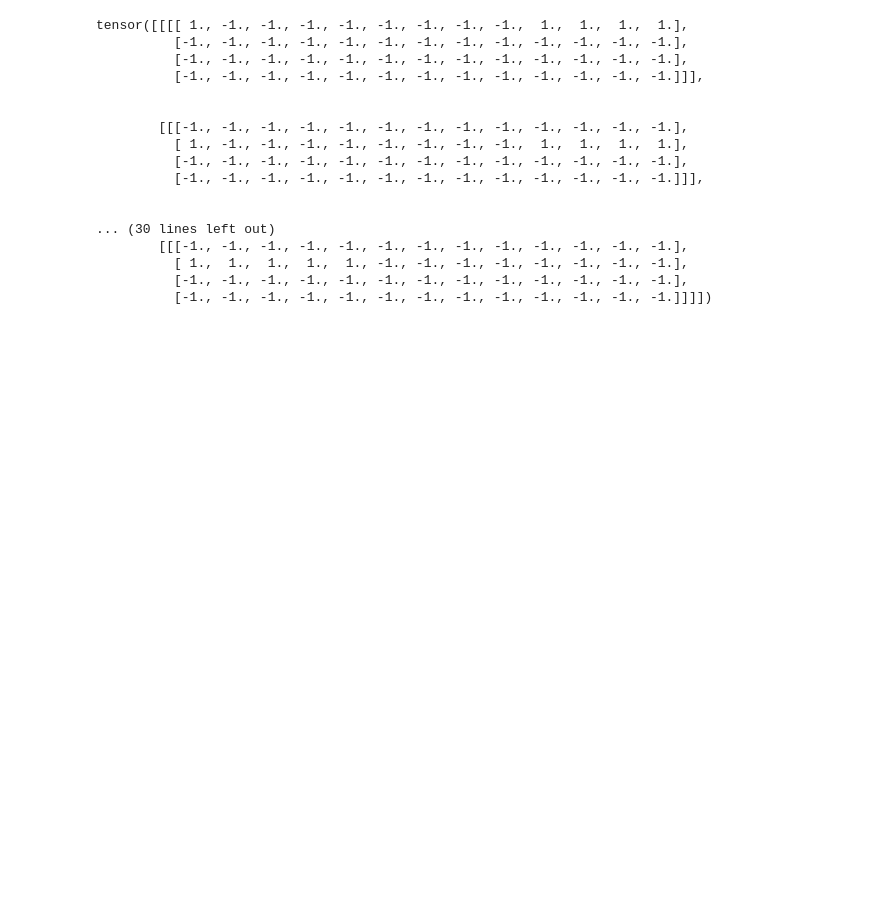
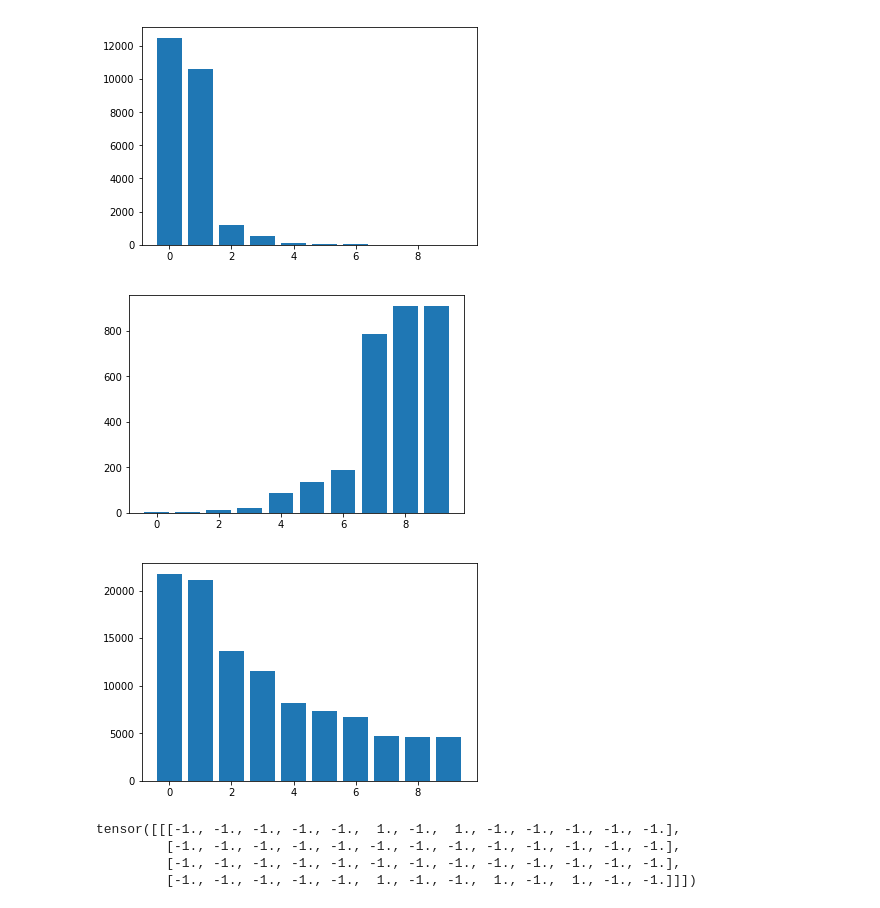
Before and after one commit to deepditch/deep.lib, a Jupyter notebook: PokerHands-99.6.ipynb, the cells around one changed output. Drawn from its saved outputs; the diff is of its cells as text; code cells hidden in the pictures; blank space fills up the shorter version.

```diff
--- a/PokerHands-99.6.ipynb
+++ b/PokerHands-99.6.ipynb
@@ -55,7 +58,6 @@ class PokerHandDataset(Dataset):
     def __init__(self, file, tfm=None, percentage=1, balanced=False):
         self.hands, self.labels = self.parse_csv(file, percentage)
         self.tfm = tfm
-
 
         if balanced:
             counts = np.zeros(num_classes)
@@ -63,7 +65,16 @@ class PokerHandDataset(Dataset):
             for label in self.labels:
                 counts[label] += 1
 
-            class_weights = len(self.labels) / counts
+            class_weights = (len(self.labels) / counts)**.8
+
+            fig, ax = plt.subplots()
+            ax.bar(np.arange(len(counts)), counts)
+
+            fig1, ax1 = plt.subplots()
+            ax1.bar(np.arange(len(counts)), class_weights)
+
+            fig2, ax2 = plt.subplots()
+            ax2.bar(np.arange(len(counts)), [w * c for w, c in zip(class_weights, counts)])
 
             instance_weights = np.zeros(len(self.labels))
 
@@ -127,12 +138,11 @@ class PokerHandDataset(Dataset):
 
     def __getitem__(self, i):
         hand, label = self.hands[i], self.labels[i]
-        x, y = self.make_tensor(hand), self.make_one_hot(label)
+        x, y = self.make_tensor(hand), label
 
         if self.tfm is not None:
             x = self.tfm.transform_x(x)
 
-
         return x, y
 # %%
 class SuitShiftTransform():
@@ -140,9 +150,13 @@ class SuitShiftTransform():
         return hand[:,torch.randperm(4)]
 # %%
 data_path = Path("./Datasets/PokerHands")
-train_dataset = PokerHandDataset(data_path/'training.csv')
+train_dataset = PokerHandDataset(data_path/'training.csv', tfm=SuitShiftTransform(), balanced=True)
 val_dataset = PokerHandDataset(data_path/'testing.csv', percentage=.05)
 test_dataset = PokerHandDataset(data_path/'testing.csv')
+# %% [output]
+[figure, added]
+[figure, added]
+[figure, added]
 # %%
 # train_dataset.save_arff('./Datasets/PokerHands/training_sorted.arff')
 # test_dataset.save_arff('./Datasets/PokerHands/testing_sorted.arff')
@@ -249,23 +267,10 @@ optim_fn = optim.Adam
 sess = Session(model, criterion, optim_fn, 1e-2)
 # %%
 x, y = next(iter(data['train']))
-x
+x[0]
 # %% [output]
-tensor([[[[ 1., -1., -1., -1., -1., -1., -1., -1., -1.,  1.,  1.,  1.,  1.],
-          [-1., -1., -1., -1., -1., -1., -1., -1., -1., -1., -1., -1., -1.],
-          [-1., -1., -1., -1., -1., -1., -1., -1., -1., -1., -1., -1., -1.],
-          [-1., -1., -1., -1., -1., -1., -1., -1., -1., -1., -1., -1., -1.]]],
-
-
-        [[[-1., -1., -1., -1., -1., -1., -1., -1., -1., -1., -1., -1., -1.],
-          [ 1., -1., -1., -1., -1., -1., -1., -1., -1.,  1.,  1.,  1.,  1.],
-          [-1., -1., -1., -1., -1., -1., -1., -1., -1., -1., -1., -1., -1.],
-          [-1., -1., -1., -1., -1., -1., -1., -1., -1., -1., -1., -1., -1.]]],
-
-
-... (30 lines left out)
-        [[[-1., -1., -1., -1., -1., -1., -1., -1., -1., -1., -1., -1., -1.],
-          [ 1.,  1.,  1.,  1.,  1., -1., -1., -1., -1., -1., -1., -1., -1.],
-          [-1., -1., -1., -1., -1., -1., -1., -1., -1., -1., -1., -1., -1.],
-          [-1., -1., -1., -1., -1., -1., -1., -1., -1., -1., -1., -1., -1.]]]])
+tensor([[[-1., -1., -1., -1., -1.,  1., -1.,  1., -1., -1., -1., -1., -1.],
+         [-1., -1., -1., -1., -1., -1., -1., -1., -1., -1., -1., -1., -1.],
+         [-1., -1., -1., -1., -1., -1., -1., -1., -1., -1., -1., -1., -1.],
+         [-1., -1., -1., -1., -1.,  1., -1., -1.,  1., -1.,  1., -1., -1.]]])
 # %%
```
Also changed, not shown: parts of 17 cells of this notebook.
